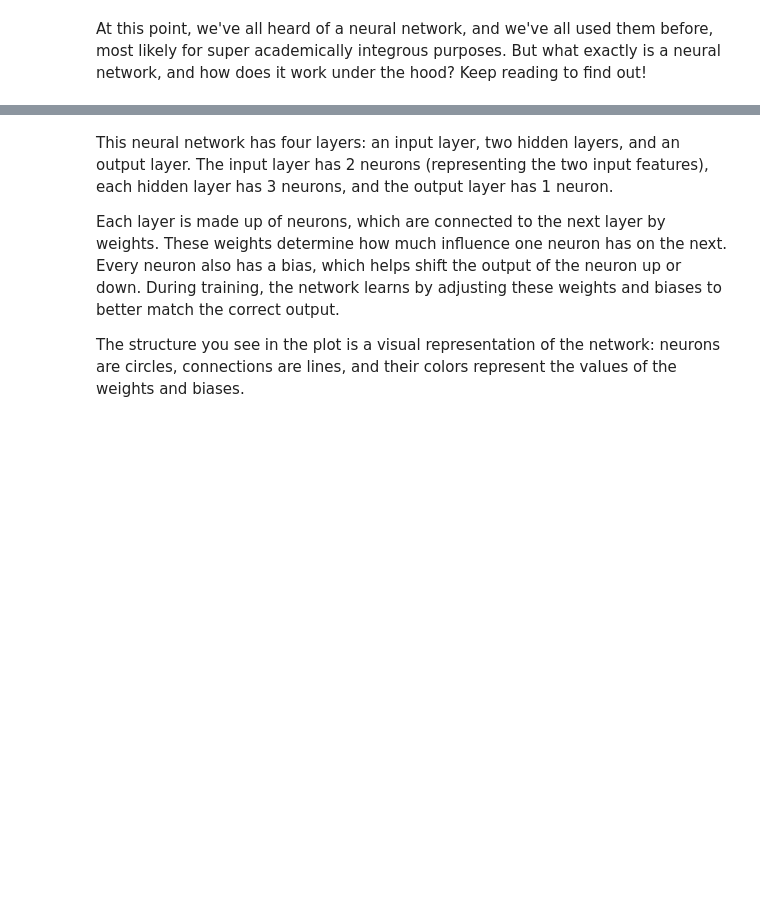
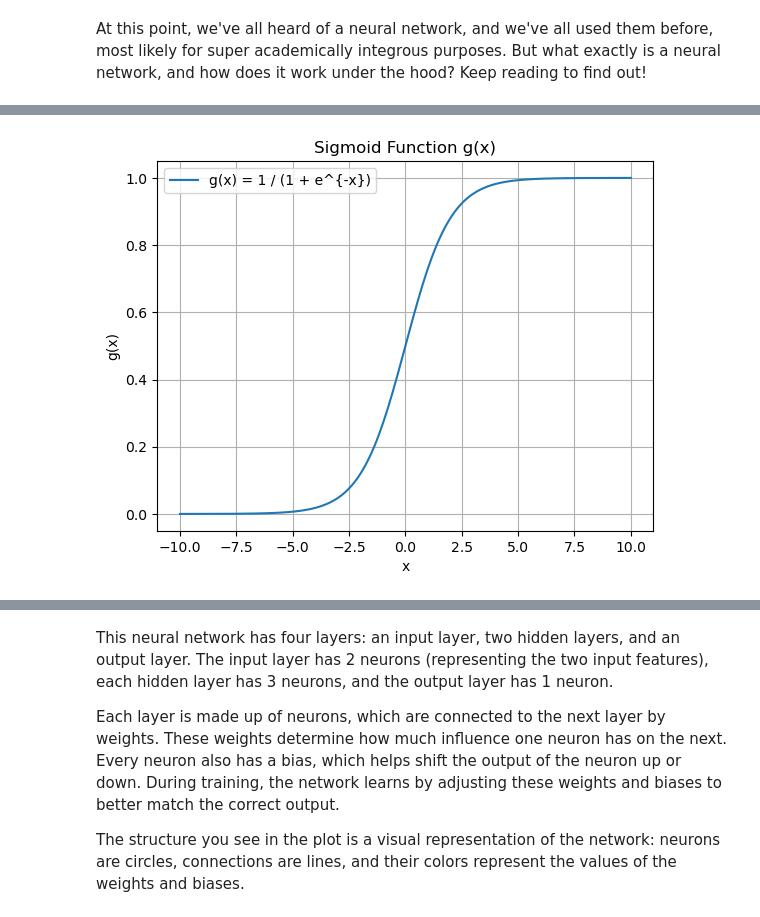
Before and after one commit to acdu01/neural-network-teach-in, a Jupyter notebook: neuralnet.ipynb, the cells around one changed output, grey strips where cells are left out. Saved outputs shown, nothing was run; the diff lists cells and outputs as text; code cells hidden in the pictures; blank space fills up the shorter version.

```diff
--- a/neuralnet.ipynb
+++ b/neuralnet.ipynb
@@ -34,0 +47,4 @@ In short: the input layer feeds in the data, hidden layers transform it using we
+# %%
+plot.draw_g()
+# %% [output]
+[figure, added]
```
Also changed, not shown: parts of 12 cells of this notebook, 3 other files.
